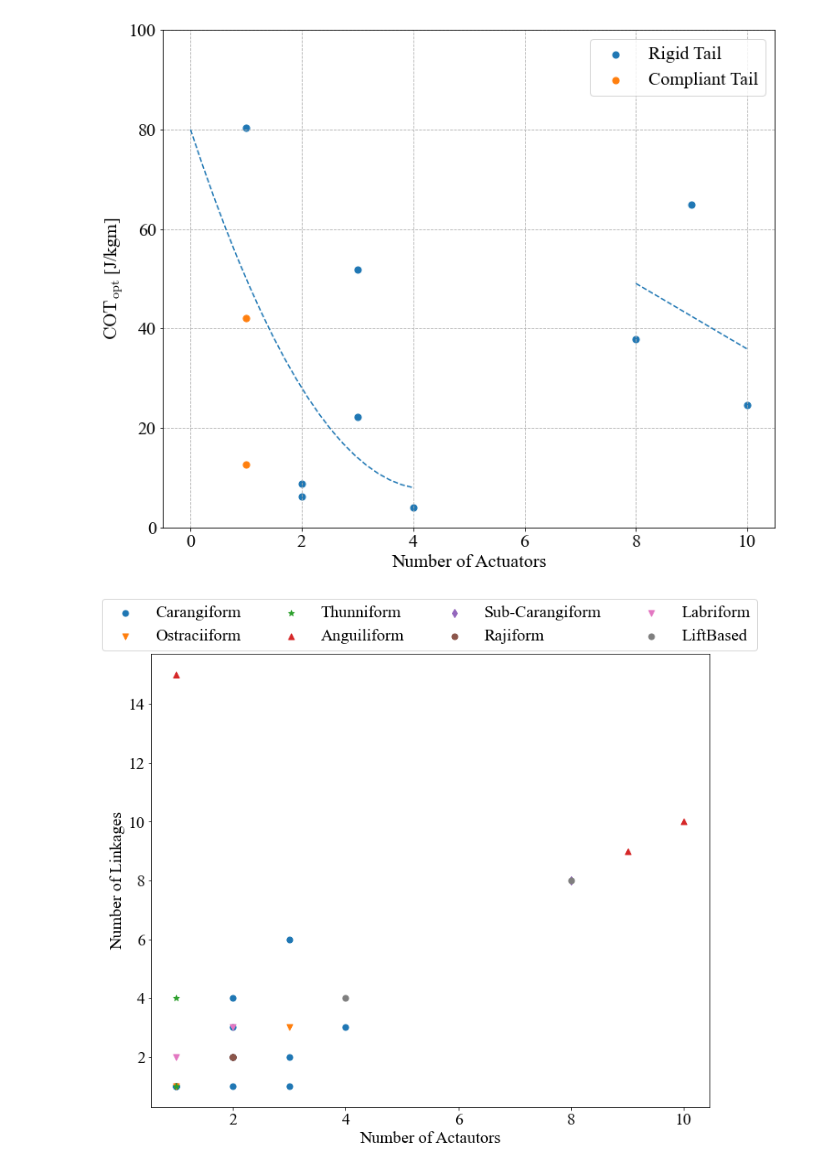
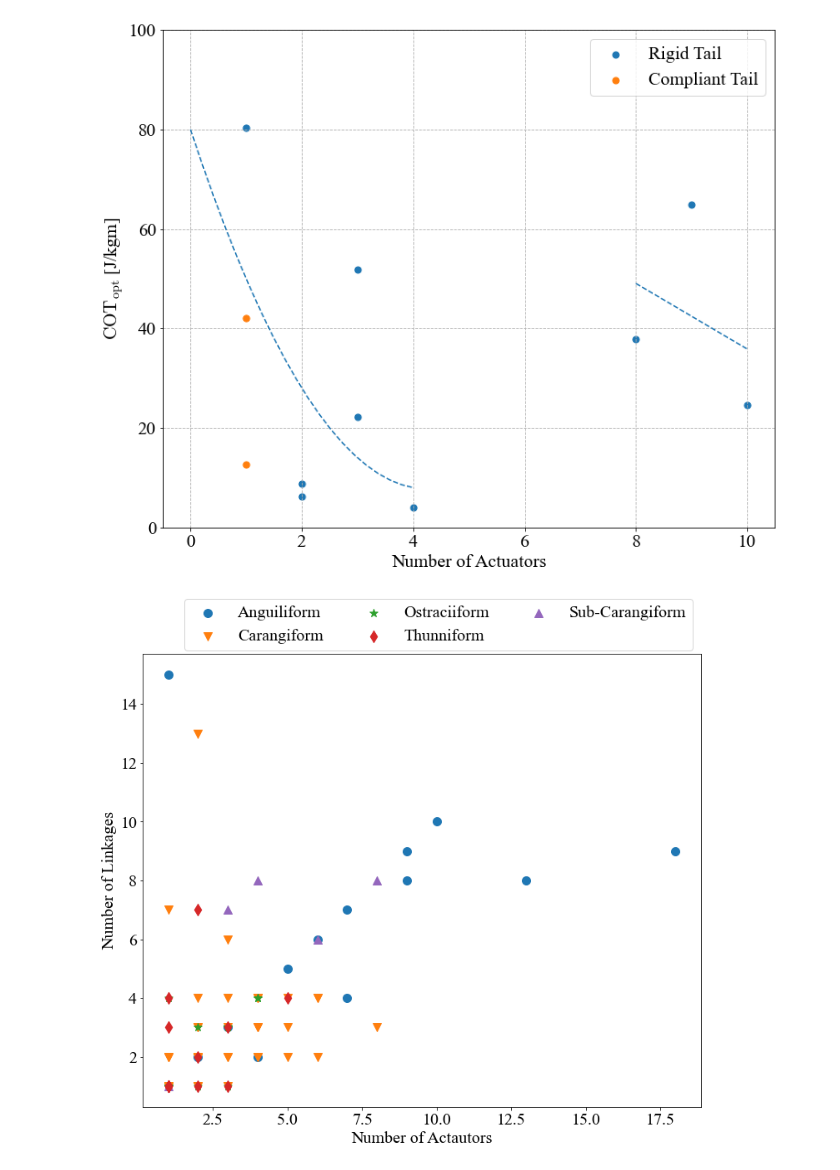
Before and after one commit to michaelcoe/Cost-of-Transport-Estimation, a Jupyter notebook: linkage_study/linkage_plots.ipynb, the cells around one changed output. Drawn from its saved outputs; the diff is of its cells as text; code cells hidden in the pictures.

Commit message:
linkage plots

```diff
--- a/linkage_study/linkage_plots.ipynb
+++ b/linkage_study/linkage_plots.ipynb
@@ -249,26 +276,31 @@ ax6.legend()
 # %%
-marker_size=50
+marker_size=100
 fit_method = 'least_squares'
 
 markers = ['o', 'v', '*', '^', 'd']
-
+colors = ['tab:blue', 'tab:orange', 'tab:green', 'tab:purple', 'tab:red']
 
 # plot COT and Number of actuators
 fig7, ax7 = plt.subplots(figsize=(12,10), facecolor='w')
 
+#axins = ax7.inset_axes([0.1, 0.5, 0.47, 0.47])
+
 for i, mode in enumerate(bcf_modes):
-    ax7.scatter(bcf_dfs[i]['No Actuators'], bcf_dfs[i]['No Linkages'], marker=markers[i], s=marker_size, label=mode)
+    ax7.scatter(bcf_dfs[i]['No Actuators'], bcf_dfs[i]['No Linkages'], marker=markers[i], s=marker_size, color=colors[i], label=mode)
+    #axins.scatter(bcf_dfs[i]['No Actuators'], bcf_dfs[i]['No Linkages'], marker=markers[i], s=marker_size, color=colors[i], label=mode)
 
-for i, mode in enumerate(mpf_modes):
-    ax7.scatter(mpf_dfs[i]['No Actuators'], mpf_dfs[i]['No Linkages'], marker=markers[i], s=marker_size, label=mode)
 
-for i, mode in enumerate(lift_modes):
-    ax7.scatter(lift_dfs[i]['No Actuators'], lift_dfs[i]['No Linkages'], marker=markers[i], s=marker_size, label=mode)
-
+order = [0, 1, 2, 4, 3]
+handles, labels = ax7.get_legend_handles_labels()
 ax7.set_xlabel('Number of Actautors')
 ax7.set_ylabel('Number of Linkages')
-ax7.legend(ncol=4, loc=1, bbox_to_anchor=(1.1, 1.14))
+ax7.legend(handles=[handles[idx] for idx in order], labels=[labels[idx] for idx in order], ncol=3, loc=1, bbox_to_anchor=(1.0, 1.14))
+
+#ax7.indicate_inset_zoom(axins, edgecolor="black")
+
+#axins.set_ylim([0, 10])
+#axins.set_xlim([0, 10])
 
 fig7.savefig('uuv_actuators_linkages.pdf', facecolor='w', dpi=300, bbox_inches='tight')
 # %% [output]
-[figure, old version]
+[figure, new version]
```
Also changed, not shown: parts of 1 cell of this notebook.
